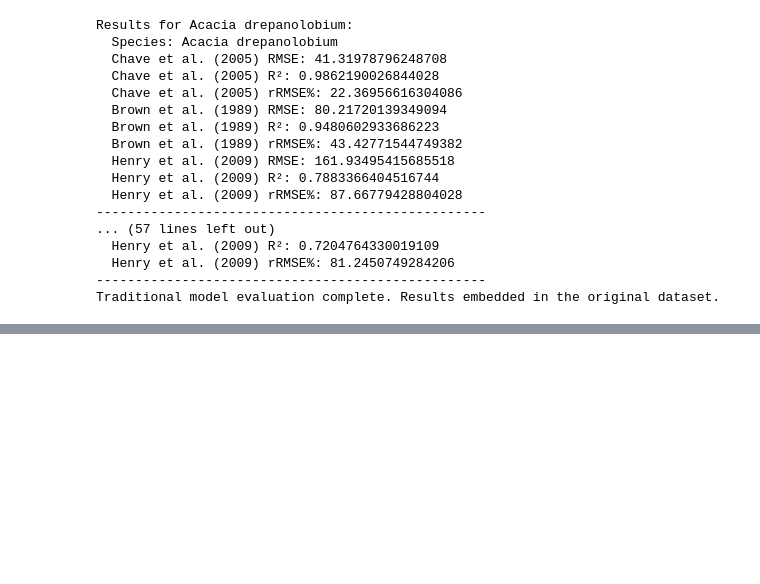
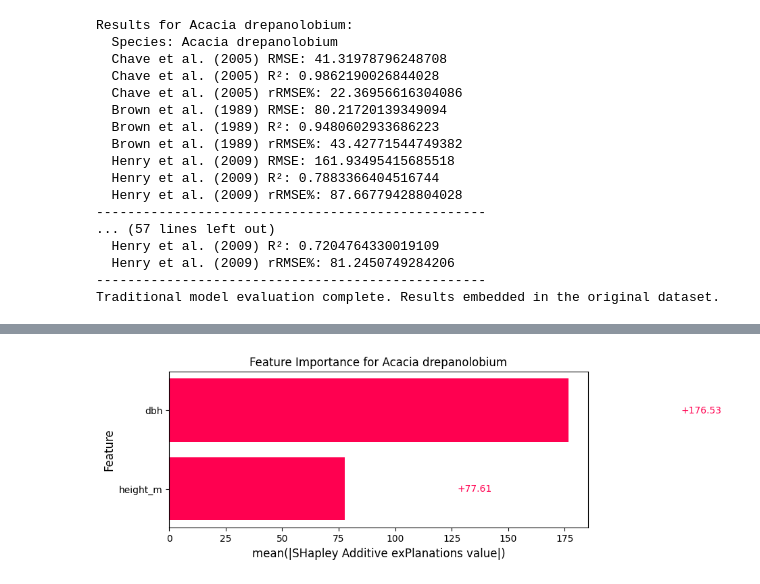
Before and after one commit to irungus/agf_kenya, a Jupyter notebook: AGB Article Reviewers Comments.ipynb, the cells around one changed output, grey strips where cells are left out. Cells and saved outputs as stored; diff of their text form; code cells hidden in the pictures; blank space fills up the shorter version.

```diff
--- a/AGB Article Reviewers Comments.ipynb
+++ b/AGB Article Reviewers Comments.ipynb
@@ -145,13 +145,13 @@ def agb_brown_1989(dbh, height):
     return np.exp(-3.1141 + 0.9719 * np.log((dbh ** 2) * height))
 def agb_chave_2005(dbh, height, wd):
     return np.exp(-2.187 + 0.916 * np.log((dbh ** 2) * height * wd))
-def agb_henry_2011(dbh, height):
+def agb_henry_20O9(dbh, height):
     return 0.051 * ((dbh ** 2) * height) ** 0.930
 # %%
 def compute_traditional_models(group):
     group['AGB_Brown'] = group.apply(lambda x: agb_brown_1989(x['dbh'], x['height_m']), axis=1)
     group['AGB_Chave2005'] = group.apply(lambda x: agb_chave_2005(x['dbh'], x['height_m'], x['meanWD']), axis=1)
-    group['AGB_Henry'] = group.apply(lambda x: agb_henry_2011(x['dbh'], x['height_m']), axis=1)
+    group['AGB_Henry'] = group.apply(lambda x: agb_henry_20O9(x['dbh'], x['height_m']), axis=1)
     return group
 # %%
 # Loop through all the species
@@ -212,0 +958,75 @@ Traditional model evaluation complete. Results embedded in the original dataset.
+# %%
+import shap
+import numpy as np
+import pandas as pd
+import matplotlib.pyplot as plt
+from sklearn.model_selection import train_test_split
+from sklearn.ensemble import GradientBoostingRegressor, RandomForestRegressor
+from xgboost import XGBRegressor
+from sklearn.metrics import mean_squared_error, r2_score
+
+# Define best hyperparameters for each species
+best_params = {
+    "Acacia drepanolobium": {"learning_rate": 0.2, "max_depth": 2, "max_features": 'sqrt', "min_samples_leaf": 2, "min_samples_split": 2, "n_estimators": 600, "subsample": 1.0},
+    "Acacia mearnsii": {"learning_rate": 0.1, "max_depth": 5, "max_features": 'sqrt', "min_samples_leaf": 2, "min_samples_split": 5, "n_estimators": 200, "subsample": 0.8},
+    "Acacia mellifera": {"colsample_bytree": 1, "learning_rate": 0.2, "max_depth": 3, "n_estimators": 1000, "reg_alpha": 0.01, "reg_lambda": 1, "subsample": 0.8},
+    "Acacia nilotica": {"colsample_bytree": 1.0, "learning_rate": 0.1, "max_depth": 3, "n_estimators": 200, "reg_alpha": 0.1, "reg_lambda": 0, "subsample": 0.8},
+    "Acacia tortilis": {"colsample_bytree": 1, "learning_rate": 0.05, "max_depth": 3, "n_estimators": 1000, "reg_alpha": 0.01, "reg_lambda": 1, "subsample": 0.8},
+    "Acacia xanthophloea": {"bootstrap": True, "max_depth": 12, "max_features": 0.5, "min_samples_leaf": 1, "min_samples_split": 2, "n_estimators": 600}
+}
+
+# Loop through each species
+df = acacia_df_cleaned_agb
+
+for species, group in df.groupby('genus_species'):
+    X = group[['dbh', 'height_m']]
+    y = group['AGB']
+
+    X_train, X_test, y_train, y_test = train_test_split(X, y, test_size=0.2, random_state=42)
+
+    # Select model type based on species
+    if species in ["Acacia drepanolobium", "Acacia mearnsii"]:
+        model = GradientBoostingRegressor(**best_params[species], random_state=42)
+        model_name = "GradientBoostingRegressor"
+    elif species == "Acacia xanthophloea":
+        model = RandomForestRegressor(**best_params[species], random_state=42)
+        model_name = "RandomForestRegressor"
+    else:
+        model = XGBRegressor(**best_params[species], random_state=42)
+        model_name = "XGBRegressor"
+
+    model.fit(X_train, y_train)
+
+    # Model evaluation
+    y_pred = model.predict(X_test)
+    rmse = np.sqrt(mean_squared_error(y_test, y_pred))
+    r2 = r2_score(y_test, y_pred)
+    print(f"{species} ({model_name}) - RMSE: {rmse:.4f}, R²: {r2:.4f}")
+
+    ### SHAP ANALYSIS (Model-Specific) ###
+    print(f"Performing SHAP analysis for {species} ({model_name})...")
+
+    explainer = shap.Explainer(model, X_train)
+    shap_values = explainer(X_test)
+
+    # Compute mean absolute SHAP values
+    mean_abs_shap = np.abs(shap_values.values).mean(axis=0)
+
+    # Plot absolute mean SHAP value bar chart with custom colors
+    plt.figure(figsize=(8, 3))
+    colors = ["#FF0050"] * len(mean_abs_shap)  # Matching color from the image
+
+    plt.barh(X.columns, mean_abs_shap, color=colors)
+    plt.xlabel("mean(|SHapley Additive exPlanations value|)", fontsize=12)
+    plt.ylabel("Feature", fontsize=12)
+    plt.title(f"Feature Importance for {species}", fontsize=12)
+    plt.gca().invert_yaxis()
+
+    # Annotate the values
+    for i, v in enumerate(mean_abs_shap):
+        plt.text(v + 50, i, f"+{v:.2f}", color=colors[i], fontsize=10, va='center')
+
+    plt.show()
+
+    print(f"SHAP analysis completed for {species} ({model_name}).\n")
+# %% [output]
@@ -212,0 +1035 @@ Traditional model evaluation complete. Results embedded in the original dataset.
+[figure, added]
```
Also changed, not shown: parts of 16 cells of this notebook.
